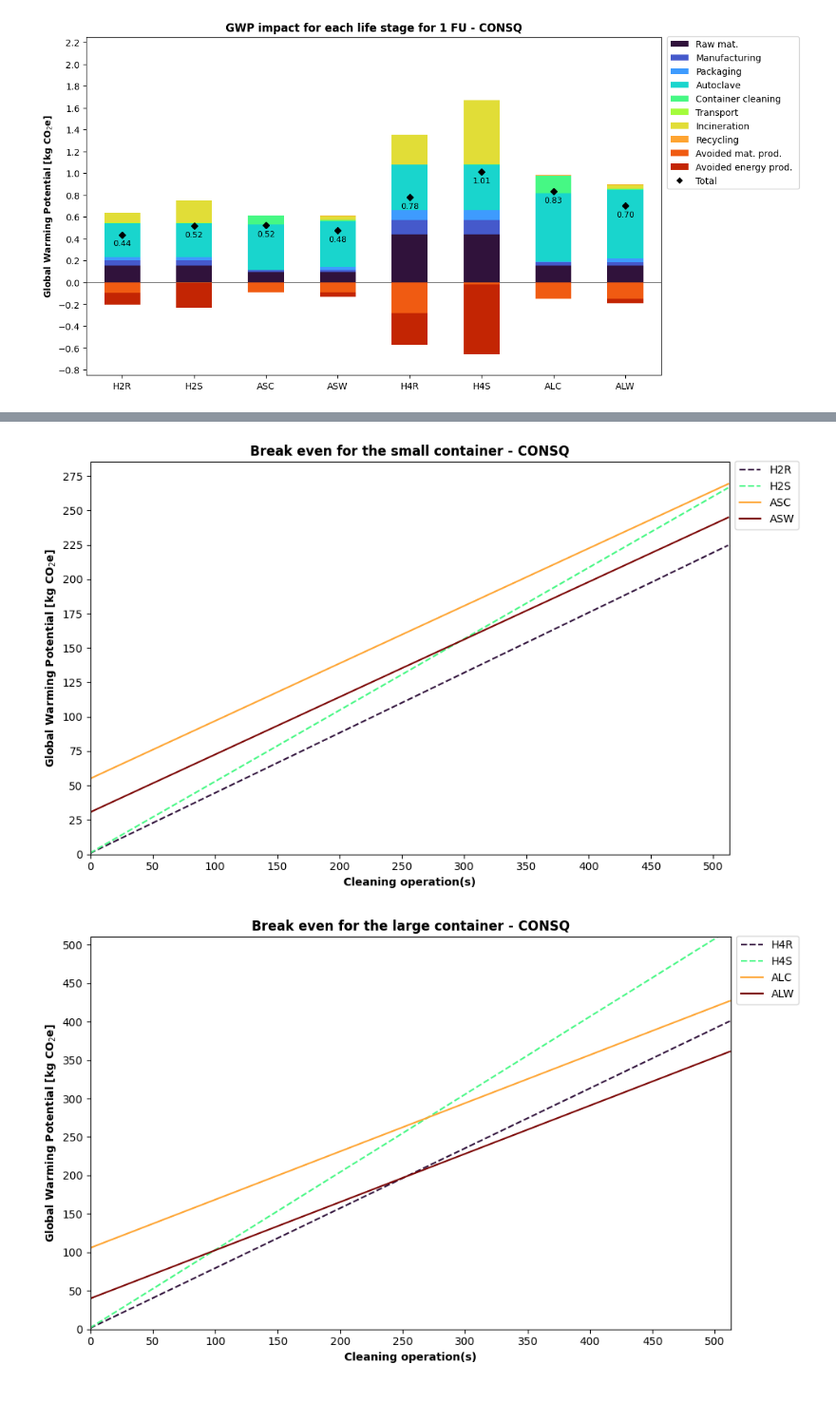
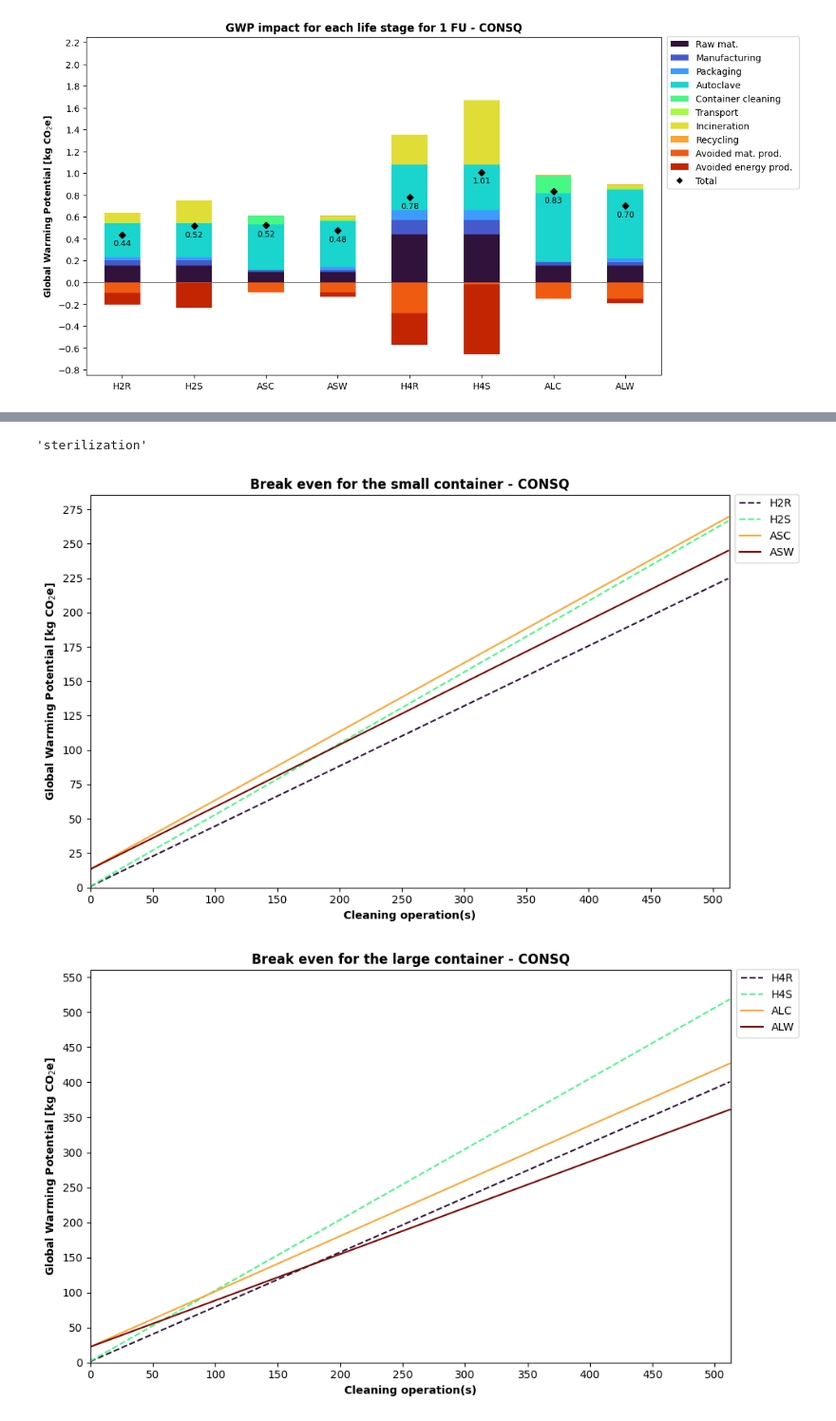
Before and after one commit to RuneWF/Single-use-vs-multi-use-in-health-care, a Jupyter notebook: Brighway/Ofir/Ofir.ipynb, the cells around one changed output, grey strips where cells are left out. Shown at 95% size. Saved outputs shown, nothing was run; the diff lists cells and outputs as text; code cells hidden in the pictures.

```diff
--- a/Brighway/Ofir/Ofir.ipynb
+++ b/Brighway/Ofir/Ofir.ipynb
@@ -265,16 +188,20 @@ ALW, prod. = 0.6381068799707285, use = 0.06589707463782303
+# %%
+database_name
+# %% [output]
+'sterilization'
 # %%
 amount_of_uses = 513
-y_max = [275, 500]
+y_max = [275, 550]
 ystep = [25, 50]
 xstep = 50
 break_even_product = 'container'
 color_idx = [0, 4, 7, 10]
 
 plot_controls = [amount_of_uses, y_max, ystep, xstep, break_even_product, color_idx]
-lp.break_even_graph(df_stacked, inputs, plot_controls)
+lp.break_even_graph(df_GWP, inputs, plot_controls)
 # %% [output]
-[figure, old version]
+[figure, new version]
-[figure, old version]
+[figure, new version]
 # %%
 color_Q1_Q3 = 0
 color_median = 1
```
Also changed, not shown: parts of 5 cells of this notebook, 8 other files.
